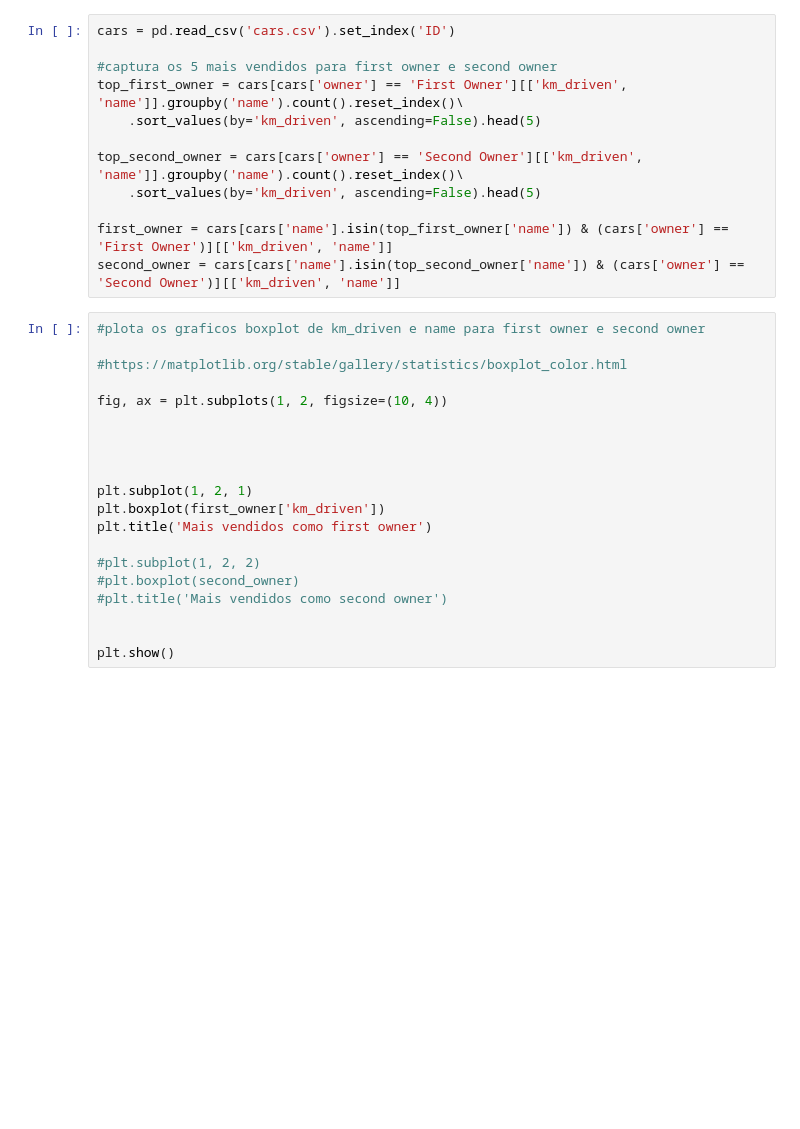
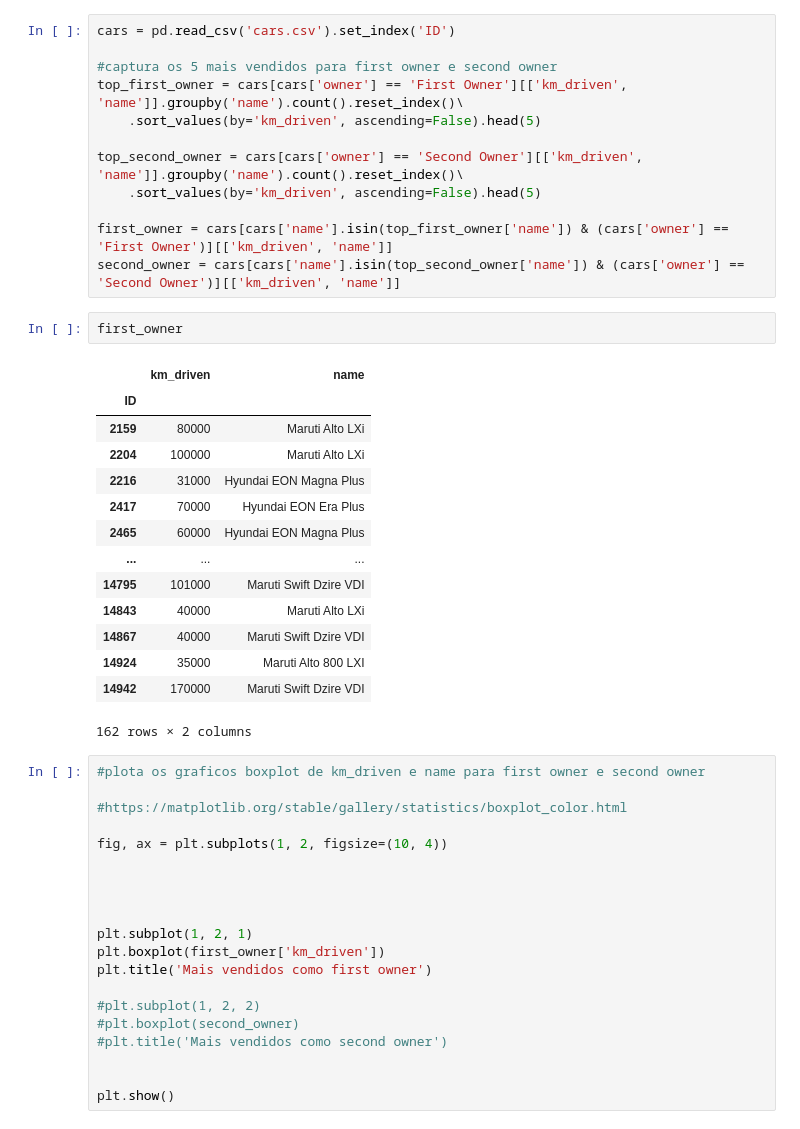
Before and after one commit to cristianomm/PUCRS, a Jupyter notebook: 98H04-06 - Programação Orientada a Dados/TI2/TI2-CristianoMMartins.ipynb, the cells around one changed output. Drawn from its saved outputs; the diff is of its cells as text; blank space fills up the shorter version.

```diff
--- a/98H04-06 - Programação Orientada a Dados/TI2/TI2-CristianoMMartins.ipynb
+++ b/98H04-06 - Programação Orientada a Dados/TI2/TI2-CristianoMMartins.ipynb
@@ -336,6 +344,23 @@ top_second_owner = cars[cars['owner'] == 'Second Owner'][['km_driven', 'name']].
 
 first_owner = cars[cars['name'].isin(top_first_owner['name']) & (cars['owner'] == 'First Owner')][['km_driven', 'name']]
 second_owner = cars[cars['name'].isin(top_second_owner['name']) & (cars['owner'] == 'Second Owner')][['km_driven', 'name']]
+# %%
+first_owner
+# %% [output]
+|  | km_driven | name |
+| ID |  |  |
+| 2159 | 80000 | Maruti Alto LXi |
+| 2204 | 100000 | Maruti Alto LXi |
+| 2216 | 31000 | Hyundai EON Magna Plus |
+| 2417 | 70000 | Hyundai EON Era Plus |
+| 2465 | 60000 | Hyundai EON Magna Plus |
+| ... | ... | ... |
+| 14795 | 101000 | Maruti Swift Dzire VDI |
+| 14843 | 40000 | Maruti Alto LXi |
+| 14867 | 40000 | Maruti Swift Dzire VDI |
+| 14924 | 35000 | Maruti Alto 800 LXI |
+| 14942 | 170000 | Maruti Swift Dzire VDI |
+162 rows × 2 columns
 # %%
 #plota os graficos boxplot de km_driven e name para first owner e second owner
 
```
Also changed, not shown: parts of 3 cells of this notebook.
